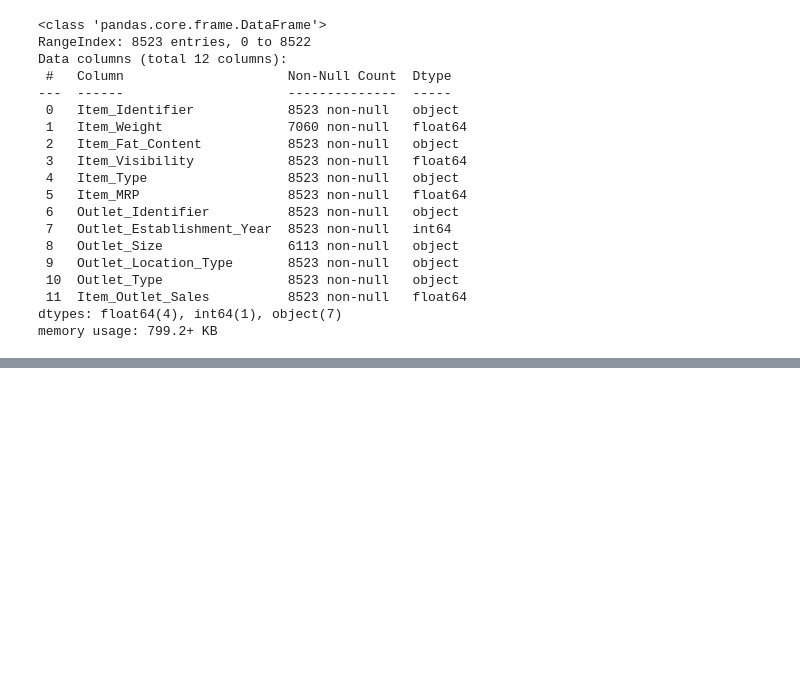
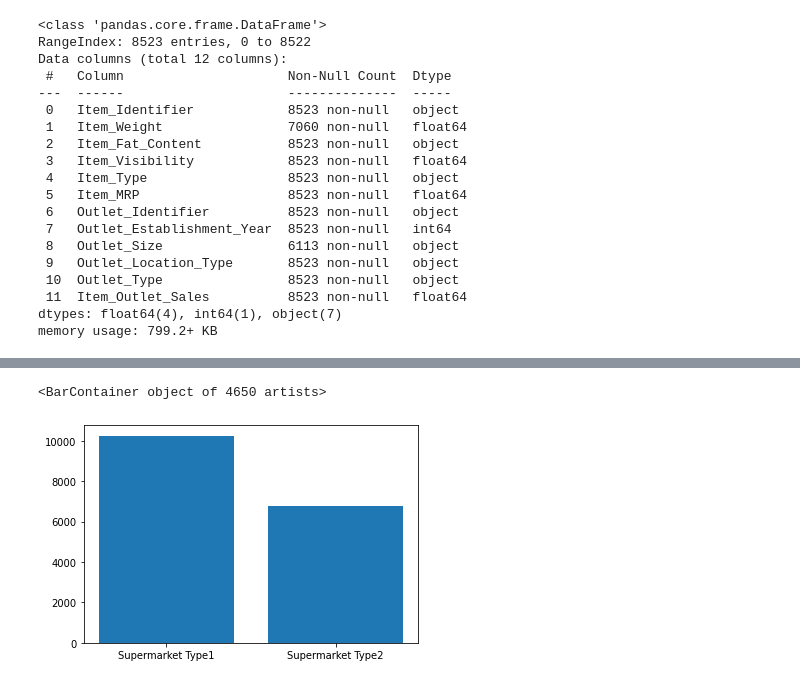
Before and after one commit to cheesecakephobia/food-sales-prediction, a Jupyter notebook: Data_cleaning.ipynb, the cells around one changed output, grey strips where cells are left out. Cells and saved outputs as stored; diff of their text form; code cells hidden in the pictures; blank space fills up the shorter version.

```diff
--- a/Data_cleaning.ipynb
+++ b/Data_cleaning.ipynb
@@ -62,0 +85,5 @@ sales_prediction.sort_values(by=['Item_Outlet_Sales'], ascending=False).tail(1)
+# %%
+plt.bar(outlet,total_sales)
+# %% [output]
+<BarContainer object of 4650 artists>
+[figure, added]
```
Also changed, not shown: parts of 15 cells of this notebook.
